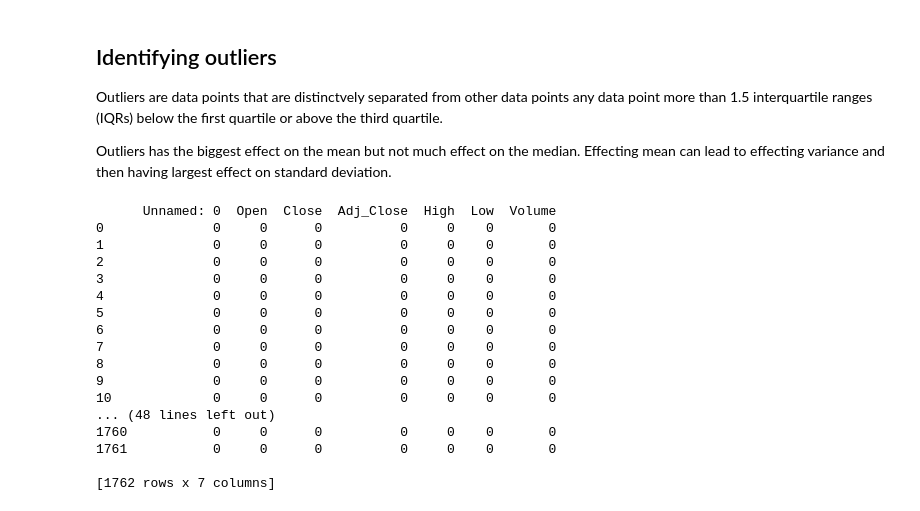
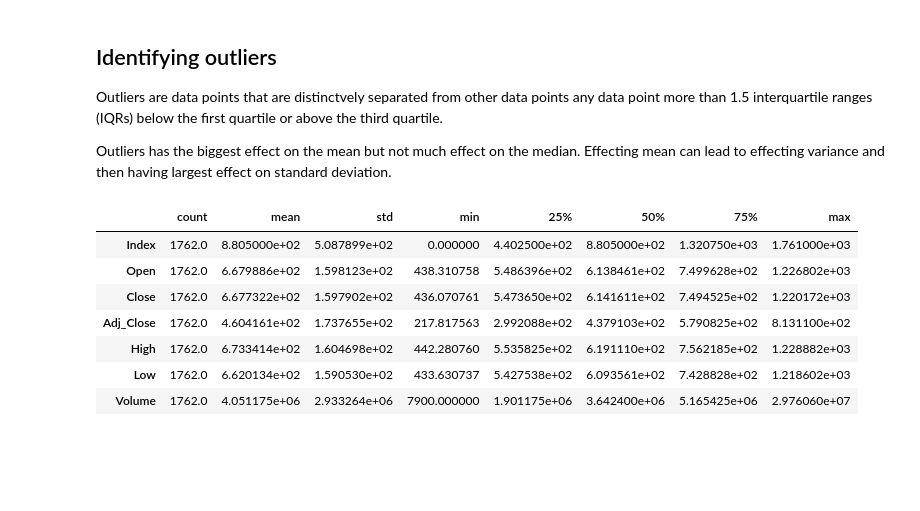
Before and after one commit to Nazanin1369/stockPredictor, a Jupyter notebook: DataRetrieval.ipynb, the cells around one changed output. Cells and saved outputs as stored; diff of their text form; code cells hidden in the pictures; blank space fills up the shorter version.

```diff
--- a/DataRetrieval.ipynb
+++ b/DataRetrieval.ipynb
@@ -113,27 +158,21 @@ Outliers has the biggest effect on the mean but not much effect on the median. E
 # %%
 #locate number of outliers for each column, outlier being 1.5 IQR up or down from upper or lower quartile
 outliers = pd.DataFrame(index=data.index)
 outliers = pd.DataFrame(np.where(
         (data > 1.5 * ((data.quantile(0.75) - data.quantile(0.25)) + data.quantile(0.75))) |
         (data < 1.5 * (data.quantile(0.25) - (data.quantile(0.75)) - data.quantile(0.25))),1, 0),
                         columns=data.columns)
 
-print outliers
+#transpose the describe so that columns can be added
+res = data.describe().transpose()
+
+display(res)
 # %% [output]
-      Unnamed: 0  Open  Close  Adj_Close  High  Low  Volume
-0              0     0      0          0     0    0       0
-1              0     0      0          0     0    0       0
-2              0     0      0          0     0    0       0
-3              0     0      0          0     0    0       0
-4              0     0      0          0     0    0       0
-5              0     0      0          0     0    0       0
-6              0     0      0          0     0    0       0
-7              0     0      0          0     0    0       0
-8              0     0      0          0     0    0       0
-9              0     0      0          0     0    0       0
-10             0     0      0          0     0    0       0
-... (48 lines left out)
-1760           0     0      0          0     0    0       0
-1761           0     0      0          0     0    0       0
-
-[1762 rows x 7 columns]
+|  | count | mean | std | min | 25% | 50% | 75% | max |
+| Index | 1762.0 | 8.805000e+02 | 5.087899e+02 | 0.000000 | 4.402500e+02 | 8.805000e+02 | 1.320750e+03 | 1.761000e+03 |
+| Open | 1762.0 | 6.679886e+02 | 1.598123e+02 | 438.310758 | 5.486396e+02 | 6.138461e+02 | 7.499628e+02 | 1.226802e+03 |
+| Close | 1762.0 | 6.677322e+02 | 1.597902e+02 | 436.070761 | 5.473650e+02 | 6.141611e+02 | 7.494525e+02 | 1.220172e+03 |
+| Adj_Close | 1762.0 | 4.604161e+02 | 1.737655e+02 | 217.817563 | 2.992088e+02 | 4.379103e+02 | 5.790825e+02 | 8.131100e+02 |
+| High | 1762.0 | 6.733414e+02 | 1.604698e+02 | 442.280760 | 5.535825e+02 | 6.191110e+02 | 7.562185e+02 | 1.228882e+03 |
+| Low | 1762.0 | 6.620134e+02 | 1.590530e+02 | 433.630737 | 5.427538e+02 | 6.093561e+02 | 7.428828e+02 | 1.218602e+03 |
+| Volume | 1762.0 | 4.051175e+06 | 2.933264e+06 | 7900.000000 | 1.901175e+06 | 3.642400e+06 | 5.165425e+06 | 2.976060e+07 |
```
Also changed, not shown: parts of 11 cells of this notebook.
